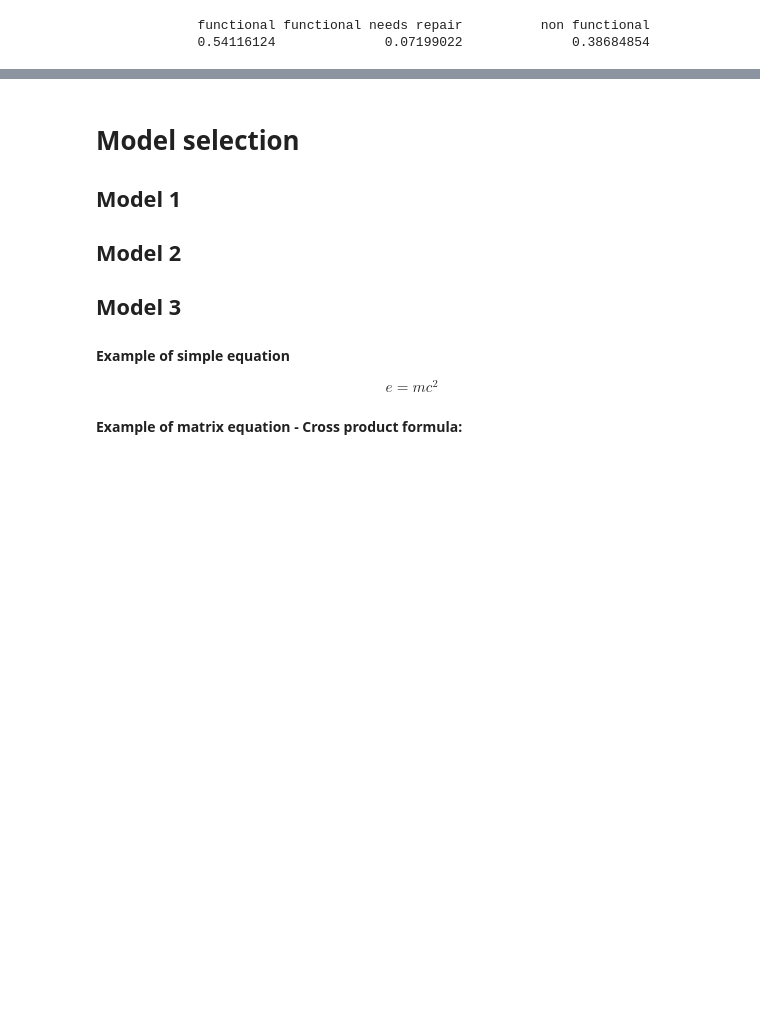
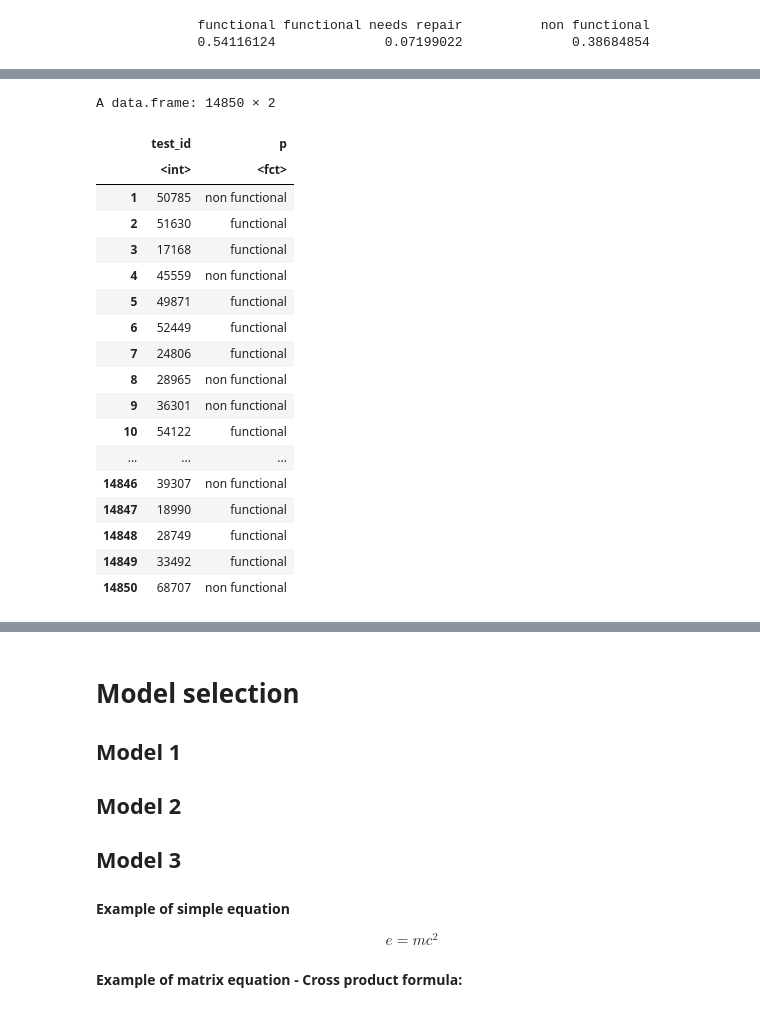
Before and after one commit to 27melba/statisticalFoundationsML, a Jupyter notebook: Project/ReportTemplate_sample1.ipynb, the cells around one changed output, grey strips where cells are left out. Drawn from its saved outputs; the diff is of its cells as text; code cells hidden in the pictures; blank space fills up the shorter version.

Commit message:
->predicted Test_labels ->Checking imbalance- upsampling, downsampling

```diff
--- a/Project/ReportTemplate_sample1.ipynb
+++ b/Project/ReportTemplate_sample1.ipynb
@@ -256,0 +336,15 @@ rftrain<-randomForest(status_group ~ . ,data = train,
+# %%
+test_val<-read.csv("dataset/test values.csv",na.strings=c("","NA"))
+
+test_val$scheme_name[is.na(test_val$scheme_name)]<-"other scheme"
+test_val$scheme_management[is.na(test_val$scheme_management)]<-"unknown management"
+test_val$installer[is.na(test_val$installer)]<-"unknown installer"
+test_val$funder[is.na (test_val$funder)]<-"unknown funder"
+test_val$public_meeting[is.na (test_val$public_meeting)]<-"TRUE"
+test_val$permit[is.na (test_val$permit)]<-"TRUE"
+test_val$subvillage[is.na (test_val$subvillage)]<-"other subvillage"
+
+
+# miss_var_summary(test_val)
+p <- predict(rftrain, test_val)
+# train_val<-read.csv("dataset/training values.csv",na.strings=c("","NA"))
@@ -256,0 +373,33 @@ rftrain<-randomForest(status_group ~ . ,data = train,
+# %%
+test_id<-test_val$id
+
+# test_id
+# %%
+p.df<-data.frame(p)
+# %%
+test_merge<-cbind(test_id,p.df)
+# [11:47 AM] BOUCHER  Nicolas
+
+# test_merge = cbind(test_id, p.df)
+
+test_merge
+# %% [output]
+A data.frame: 14850 × 2
+|  | test_id | p |
+|  | <int> | <fct> |
+| 1 | 50785 | non functional |
+| 2 | 51630 | functional |
+| 3 | 17168 | functional |
+| 4 | 45559 | non functional |
+| 5 | 49871 | functional |
+| 6 | 52449 | functional |
+| 7 | 24806 | functional |
+| 8 | 28965 | non functional |
+| 9 | 36301 | non functional |
+| 10 | 54122 | functional |
+| ... | ... | ... |
+| 14846 | 39307 | non functional |
+| 14847 | 18990 | functional |
+| 14848 | 28749 | functional |
+| 14849 | 33492 | functional |
+| 14850 | 68707 | non functional |
```
Also changed, not shown: parts of 26 cells of this notebook.
